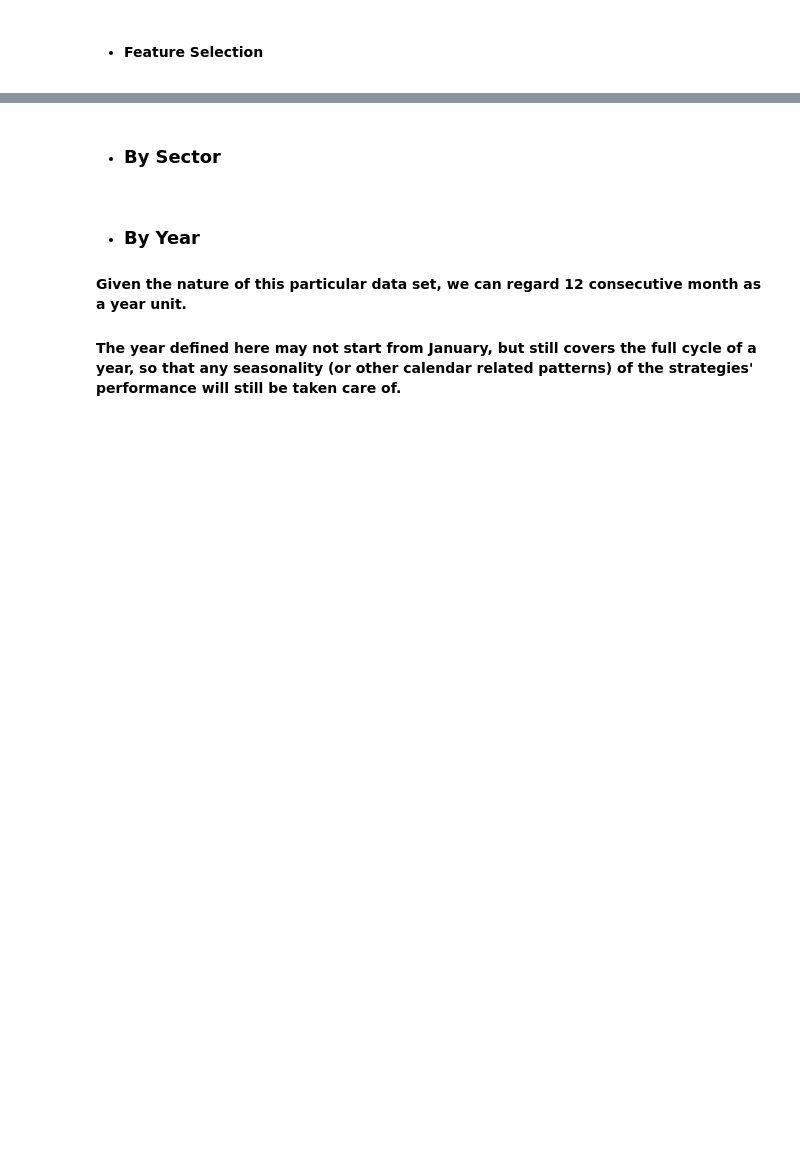
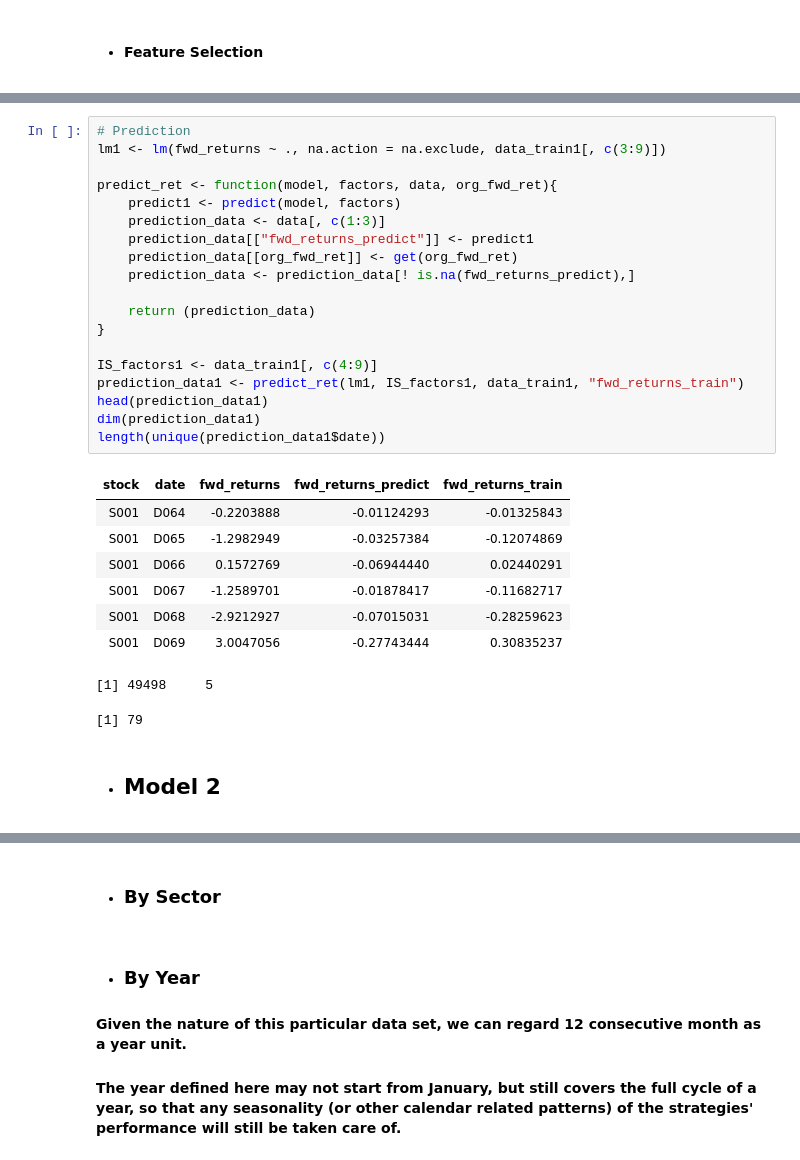
Before and after one commit to potato1996/jyl-repo, a Jupyter notebook: Model_Development.ipynb, the cells around one changed output, grey strips where cells are left out. Saved outputs shown, nothing was run; the diff lists cells and outputs as text; blank space fills up the shorter version.

```diff
--- a/Model_Development.ipynb
+++ b/Model_Development.ipynb
@@ -171,0 +235,31 @@ head(data_train1)
+# %%
+# Prediction
+lm1 <- lm(fwd_returns ~ ., na.action = na.exclude, data_train1[, c(3:9)])
+
+predict_ret <- function(model, factors, data, org_fwd_ret){
+    predict1 <- predict(model, factors)
+    prediction_data <- data[, c(1:3)]
+    prediction_data[["fwd_returns_predict"]] <- predict1
+    prediction_data[[org_fwd_ret]] <- get(org_fwd_ret)
+    prediction_data <- prediction_data[! is.na(fwd_returns_predict),]
+
+    return (prediction_data)
+}
+
+IS_factors1 <- data_train1[, c(4:9)]
+prediction_data1 <- predict_ret(lm1, IS_factors1, data_train1, "fwd_returns_train")
+head(prediction_data1)
+dim(prediction_data1)
+length(unique(prediction_data1$date))
+# %% [output]
+| stock | date | fwd_returns | fwd_returns_predict | fwd_returns_train |
+| S001 | D064 | -0.2203888 | -0.01124293 | -0.01325843 |
+| S001 | D065 | -1.2982949 | -0.03257384 | -0.12074869 |
+| S001 | D066 | 0.1572769 | -0.06944440 | 0.02440291 |
+| S001 | D067 | -1.2589701 | -0.01878417 | -0.11682717 |
+| S001 | D068 | -2.9212927 | -0.07015031 | -0.28259623 |
+| S001 | D069 | 3.0047056 | -0.27743444 | 0.30835237 |
+[1] 49498     5
+[1] 79
+# %% [markdown]
+- ## Model 2
```
Also changed, not shown: parts of 35 cells of this notebook, 2 other files.
